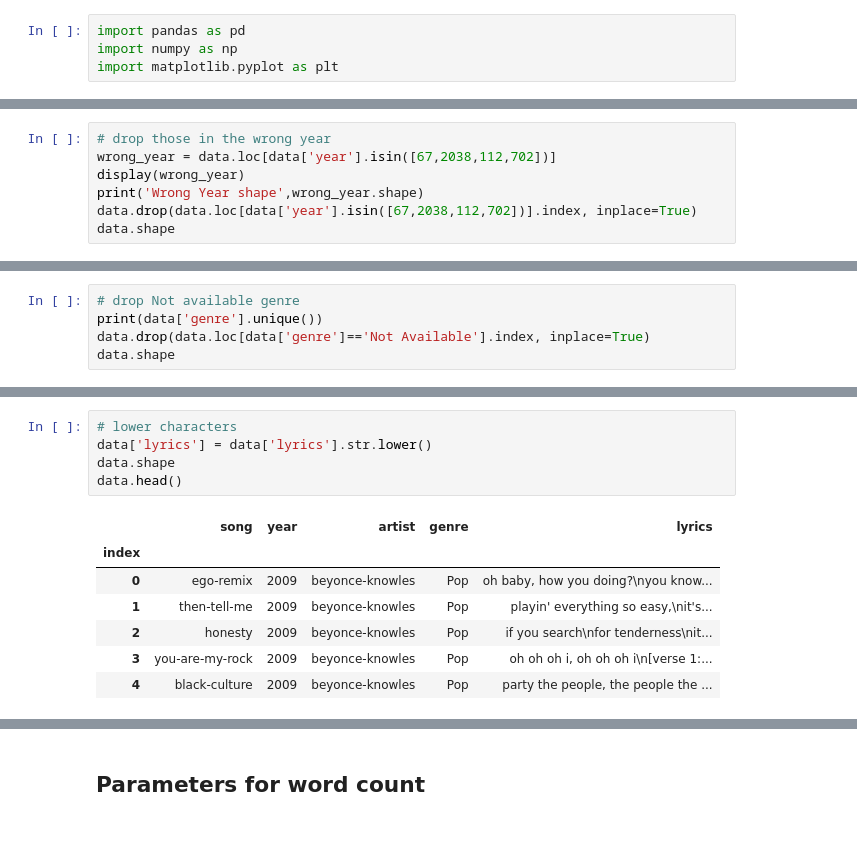
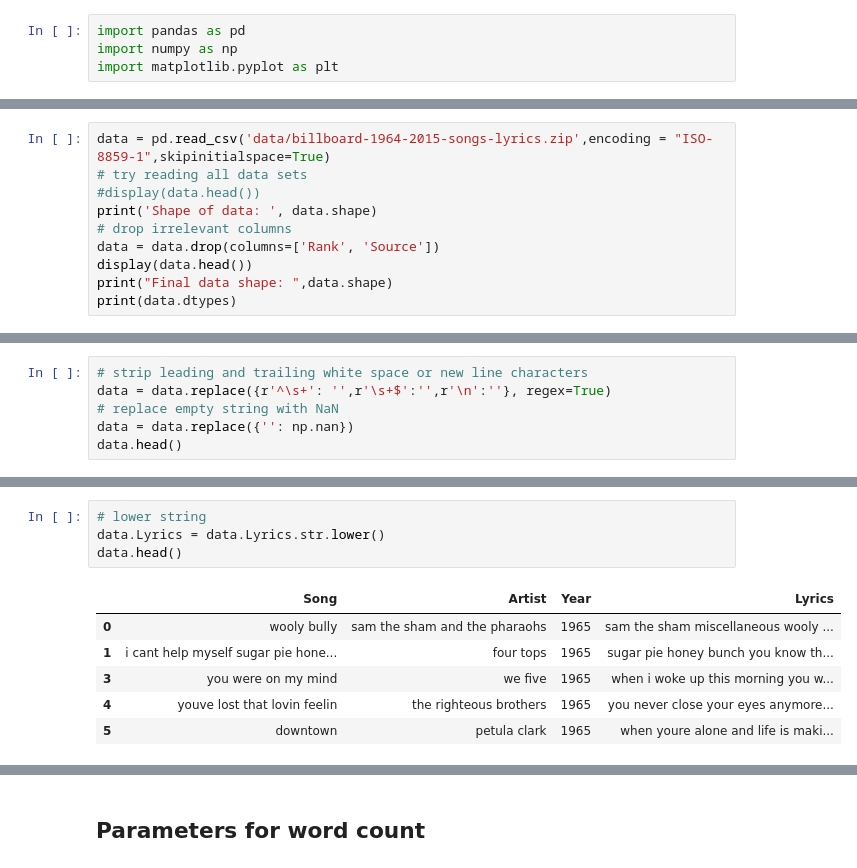
Before and after one commit to jilimm/DH_FinalProject, a Jupyter notebook: DataExploration.ipynb, the cells around one changed output, grey strips where cells are left out. Cells and saved outputs as stored; diff of their text form; blank space fills up the shorter version.

Commit message:
basic visualizations done, WIP: Beyonce, Gucci Gang

```diff
--- a/DataExploration.ipynb
+++ b/DataExploration.ipynb
@@ -25,0 +9,10 @@ data.shape
+# %%
+data = pd.read_csv('data/billboard-1964-2015-songs-lyrics.zip',encoding = "ISO-8859-1",skipinitialspace=True)
+# try reading all data sets
+#display(data.head())
+print('Shape of data: ', data.shape)
+# drop irrelevant columns
+data = data.drop(columns=['Rank', 'Source'])
+display(data.head())
+print("Final data shape: ",data.shape)
+print(data.dtypes)
@@ -25,0 +33,6 @@ data.shape
+# %%
+# strip leading and trailing white space or new line characters
+data = data.replace({r'^\s+': '',r'\s+$':'',r'\n':''}, regex=True)
+# replace empty string with NaN
+data = data.replace({'': np.nan})
+data.head()
@@ -41,7 +59,0 @@ array([2009, 2007, 2013, 2010, 2012, 2006, 2016, 2011, 2015, 2008, 2014,
-# %%
-# drop those in the wrong year
-wrong_year = data.loc[data['year'].isin([67,2038,112,702])]
-display(wrong_year)
-print('Wrong Year shape',wrong_year.shape)
-data.drop(data.loc[data['year'].isin([67,2038,112,702])].index, inplace=True)
-data.shape
@@ -59,5 +59,0 @@ Wrong Year shape (6, 5)
-# %%
-# drop Not available genre
-print(data['genre'].unique())
-data.drop(data.loc[data['genre']=='Not Available'].index, inplace=True)
-data.shape
@@ -84,13 +70,11 @@ Year:  [1968 1970 1971 1972 1973 1974 1975 1976 1977 1978 1979 1980 1981 1982
 # %%
-# lower characters
-data['lyrics'] = data['lyrics'].str.lower()
-data.shape
+# lower string
+data.Lyrics = data.Lyrics.str.lower()
 data.head()
 # %% [output]
-|  | song | year | artist | genre | lyrics |
-| index |  |  |  |  |  |
-| 0 | ego-remix | 2009 | beyonce-knowles | Pop | oh baby, how you doing?\nyou know... |
-| 1 | then-tell-me | 2009 | beyonce-knowles | Pop | playin' everything so easy,\nit's... |
-| 2 | honesty | 2009 | beyonce-knowles | Pop | if you search\nfor tenderness\nit... |
-| 3 | you-are-my-rock | 2009 | beyonce-knowles | Pop | oh oh oh i, oh oh oh i\n[verse 1:... |
-| 4 | black-culture | 2009 | beyonce-knowles | Pop | party the people, the people the ... |
+|  | Song | Artist | Year | Lyrics |
+| 0 | wooly bully | sam the sham and the pharaohs | 1965 | sam the sham miscellaneous wooly ... |
+| 1 | i cant help myself sugar pie hone... | four tops | 1965 | sugar pie honey bunch you know th... |
+| 3 | you were on my mind | we five | 1965 | when i woke up this morning you w... |
+| 4 | youve lost that lovin feelin | the righteous brothers | 1965 | you never close your eyes anymore... |
+| 5 | downtown | petula clark | 1965 | when youre alone and life is maki... |
```
Also changed, not shown: parts of 65 cells of this notebook.
